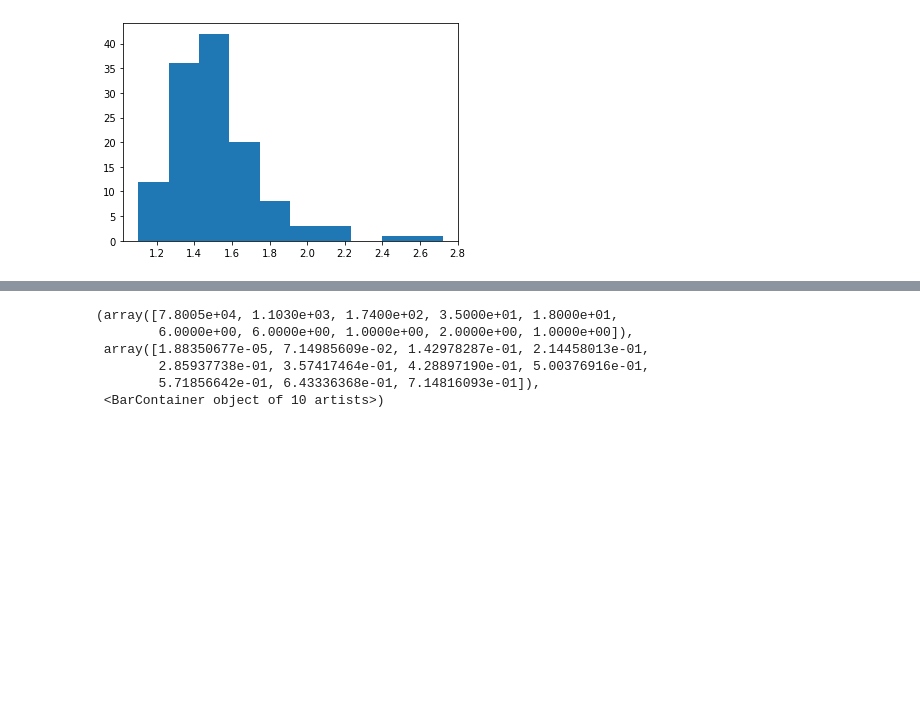
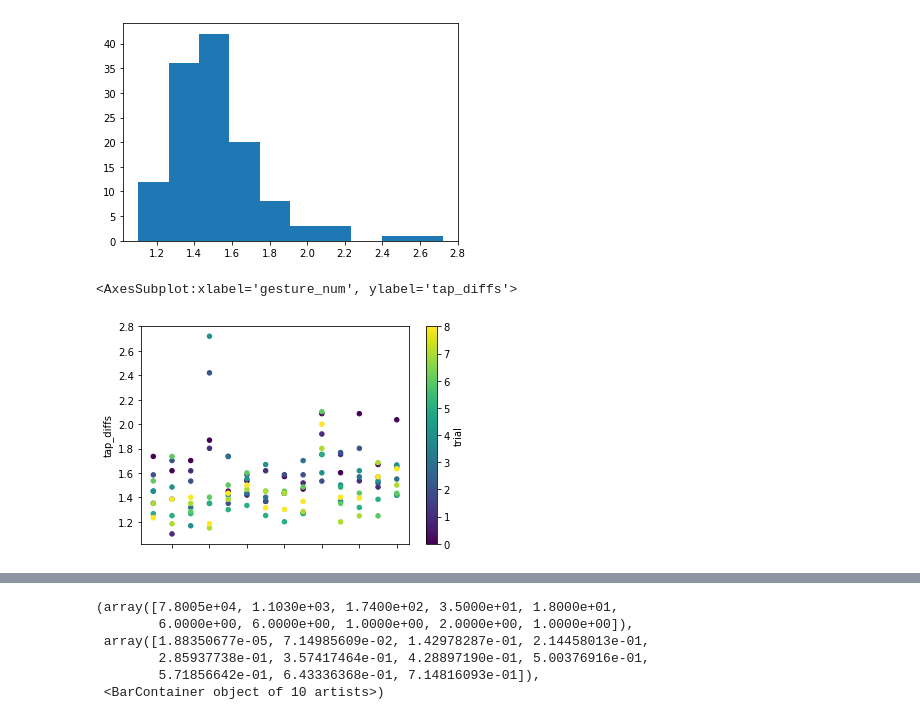
Before and after one commit to OlinSTEP/signal-processing-gesture-data-collection, a Jupyter notebook: session_3/explore_data_session_3.ipynb, the cells around one changed output, grey strips where cells are left out. Cells and saved outputs as stored; diff of their text form; code cells hidden in the pictures; blank space fills up the shorter version.

```diff
--- a/session_3/explore_data_session_3.ipynb
+++ b/session_3/explore_data_session_3.ipynb
@@ -200,4 +200,12 @@ plt.hist(tap_diffs)
         2.71998096]),
  <BarContainer object of 10 artists>)
 [figure]
+# %%
+meta_data_gestures.plot.scatter(x="gesture_num", y="tap_diffs", c="trial", colormap="viridis")
+# trial 0 -> 8 go from high to low hand orientation
+# finding: high hand orientation trial's gestures tend to be longer
+# OR earlier trials tend to have longer gestures
+# %% [output]
+<AxesSubplot:xlabel='gesture_num', ylabel='tap_diffs'>
+[figure, added]
 # %%
```
Also changed, not shown: parts of 6 cells of this notebook, 1 other file.
